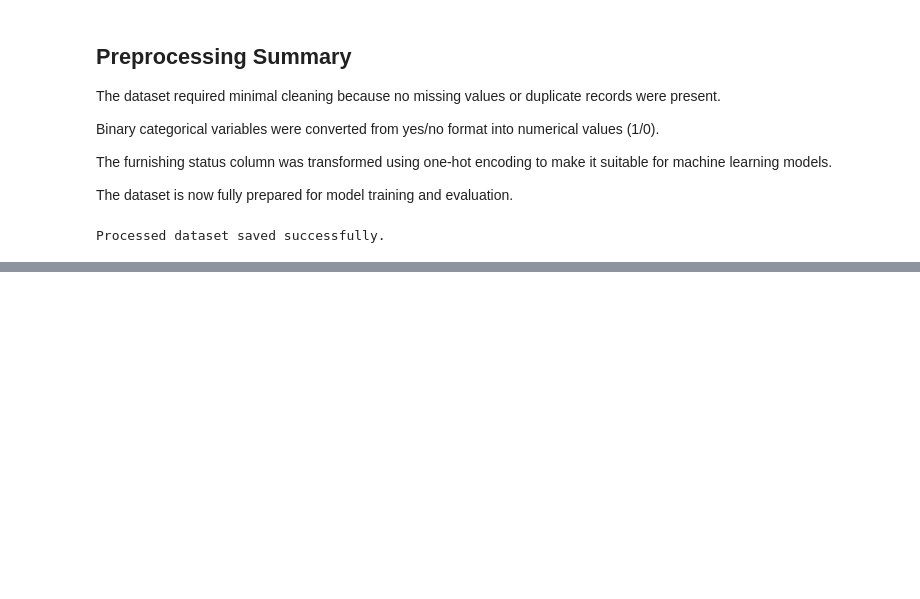
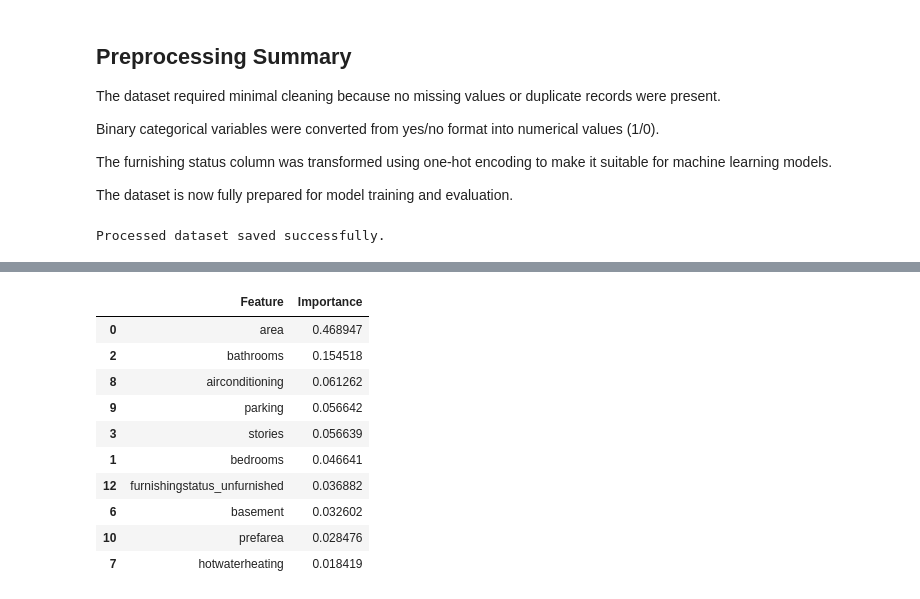
Before and after one commit to AN-ai-del/house-price-prediction, a Jupyter notebook: analysis.ipynb, the cells around one changed output, grey strips where cells are left out. Saved outputs shown, nothing was run; the diff lists cells and outputs as text; code cells hidden in the pictures; blank space fills up the shorter version.

```diff
--- a/analysis.ipynb
+++ b/analysis.ipynb
@@ -399,0 +493,15 @@ Processed dataset saved successfully.
+# %%
+# Train Random Forest Regressor
+
+random_forest_model = RandomForestRegressor(
+    n_estimators=200,
+    max_depth=10,
+    random_state=42
+)
+
+random_forest_model.fit(
+    X_train,
+    y_train
+)
+
+print("Random Forest model trained successfully.")
@@ -399,0 +594,26 @@ Processed dataset saved successfully.
+# %%
+# Feature importance from Random Forest
+
+feature_importance_df = pd.DataFrame({
+    "Feature": X.columns,
+    "Importance": random_forest_model.feature_importances_
+})
+
+feature_importance_df = feature_importance_df.sort_values(
+    by="Importance",
+    ascending=False
+)
+
+feature_importance_df.head(10)
+# %% [output]
+|  | Feature | Importance |
+| 0 | area | 0.468947 |
+| 2 | bathrooms | 0.154518 |
+| 8 | airconditioning | 0.061262 |
+| 9 | parking | 0.056642 |
+| 3 | stories | 0.056639 |
+| 1 | bedrooms | 0.046641 |
+| 12 | furnishingstatus_unfurnished | 0.036882 |
+| 6 | basement | 0.032602 |
+| 10 | prefarea | 0.028476 |
+| 7 | hotwaterheating | 0.018419 |
```
Also changed, not shown: parts of 14 cells of this notebook.
